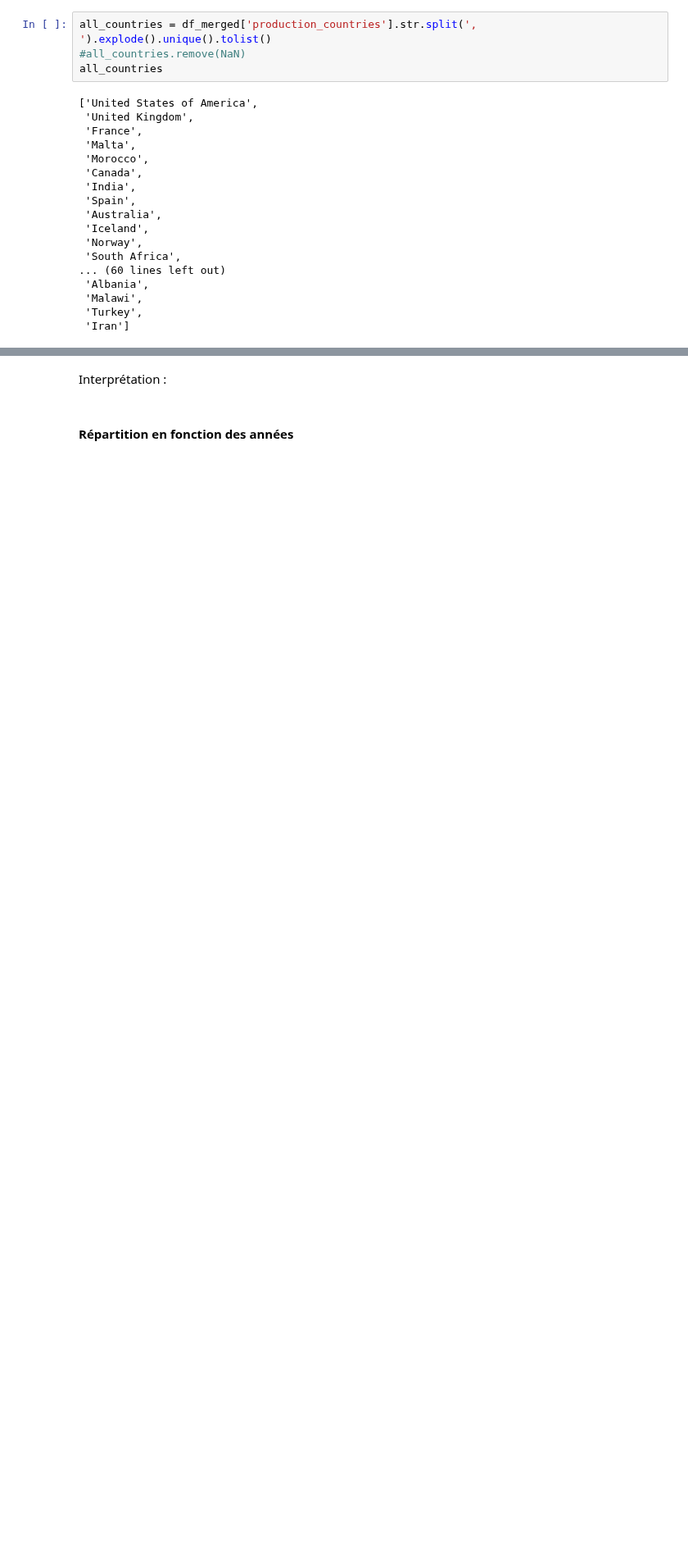
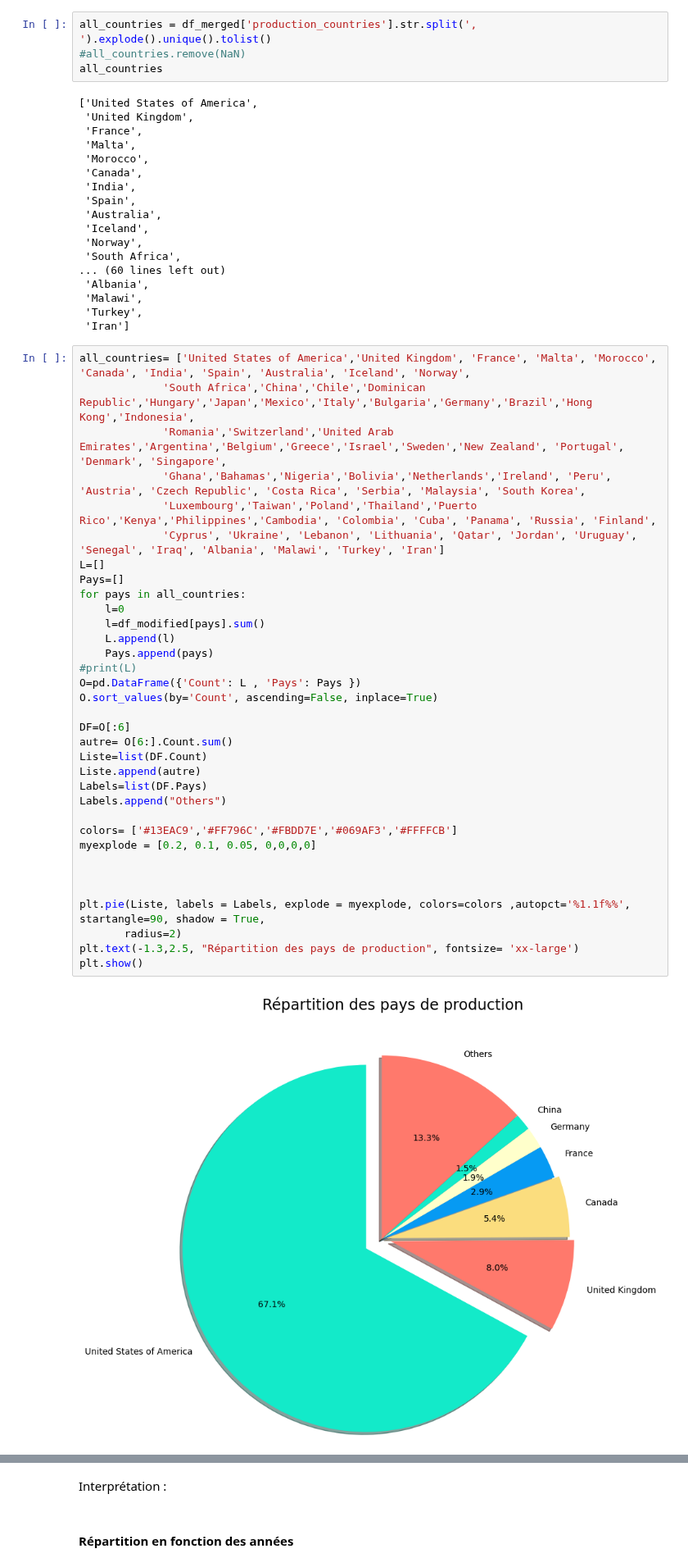
Before and after one commit to mass2330/python_ds_film, a Jupyter notebook: stat_des.ipynb, the cells around one changed output, grey strips where cells are left out. Shown at 82% size. Drawn from its saved outputs; the diff is of its cells as text; blank space fills up the shorter version.

```diff
--- a/stat_des.ipynb
+++ b/stat_des.ipynb
@@ -387,6 +381,42 @@ all_countries
  'Malawi',
  'Turkey',
  'Iran']
+# %%
+all_countries= ['United States of America','United Kingdom', 'France', 'Malta', 'Morocco', 'Canada', 'India', 'Spain', 'Australia', 'Iceland', 'Norway',
+             'South Africa','China','Chile','Dominican Republic','Hungary','Japan','Mexico','Italy','Bulgaria','Germany','Brazil','Hong Kong','Indonesia',
+             'Romania','Switzerland','United Arab Emirates','Argentina','Belgium','Greece','Israel','Sweden','New Zealand', 'Portugal', 'Denmark', 'Singapore',
+             'Ghana','Bahamas','Nigeria','Bolivia','Netherlands','Ireland', 'Peru', 'Austria', 'Czech Republic', 'Costa Rica', 'Serbia', 'Malaysia', 'South Korea',
+             'Luxembourg','Taiwan','Poland','Thailand','Puerto Rico','Kenya','Philippines','Cambodia', 'Colombia', 'Cuba', 'Panama', 'Russia', 'Finland',
+             'Cyprus', 'Ukraine', 'Lebanon', 'Lithuania', 'Qatar', 'Jordan', 'Uruguay', 'Senegal', 'Iraq', 'Albania', 'Malawi', 'Turkey', 'Iran']
+L=[]
+Pays=[]
+for pays in all_countries:
+    l=0
+    l=df_modified[pays].sum()
+    L.append(l)
+    Pays.append(pays)
+#print(L)
+O=pd.DataFrame({'Count': L , 'Pays': Pays })
+O.sort_values(by='Count', ascending=False, inplace=True)
+
+DF=O[:6]
+autre= O[6:].Count.sum()
+Liste=list(DF.Count)
+Liste.append(autre)
+Labels=list(DF.Pays)
+Labels.append("Others")
+
+colors= ['#13EAC9','#FF796C','#FBDD7E','#069AF3','#FFFFCB']
+myexplode = [0.2, 0.1, 0.05, 0,0,0,0]
+
+
+
+plt.pie(Liste, labels = Labels, explode = myexplode, colors=colors ,autopct='%1.1f%%', startangle=90, shadow = True,
+       radius=2)
+plt.text(-1.3,2.5, "Répartition des pays de production", fontsize= 'xx-large')
+plt.show()
+# %% [output]
+[figure, added]
 # %%
 # Sélection des colonnes correspondant aux genres binaires
 
```
Also changed, not shown: parts of 4 cells of this notebook, 1 other file.
